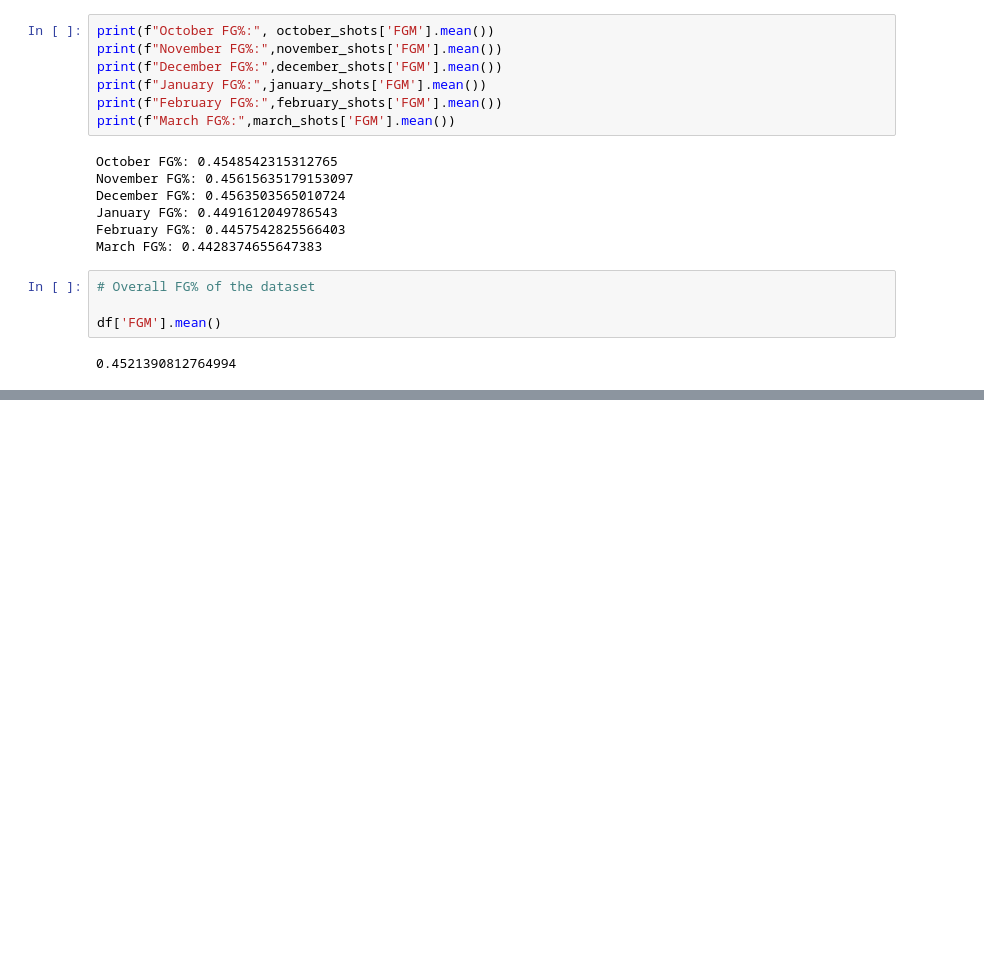
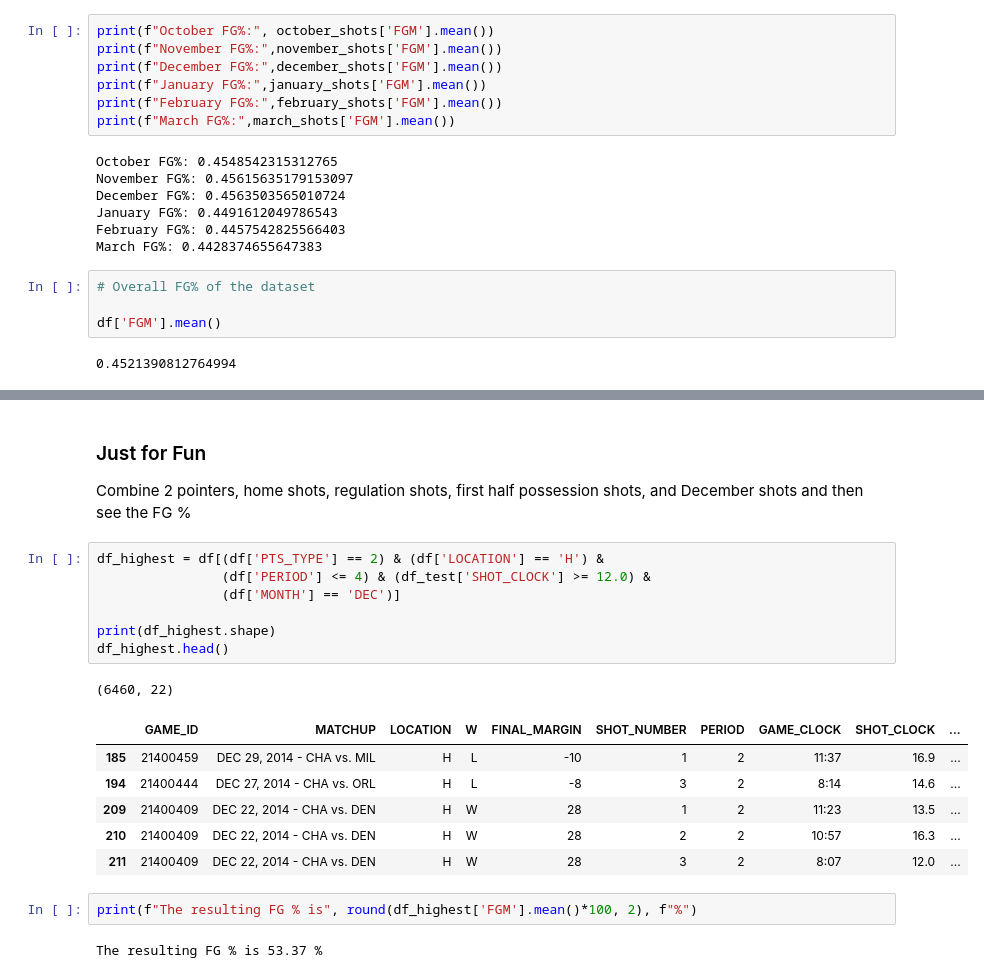
Before and after one commit to dougscohen/Build-Week-1, a Jupyter notebook: Shot_Logs.ipynb, the cells around one changed output, grey strips where cells are left out. Drawn from its saved outputs; the diff is of its cells as text; blank space fills up the shorter version.

```diff
--- a/Shot_Logs.ipynb
+++ b/Shot_Logs.ipynb
@@ -611,3 +621,26 @@ ax.annotate("Overall FG % That\nSeason (~ 45.2%)",
 plt.show()
 # %% [output]
 [figure]
+# %% [markdown]
+### Just for Fun
+
+Combine 2 pointers, home shots, regulation shots, first half possession shots, and December shots and then see the FG %
+# %%
+df_highest = df[(df['PTS_TYPE'] == 2) & (df['LOCATION'] == 'H') &
+                (df['PERIOD'] <= 4) & (df_test['SHOT_CLOCK'] >= 12.0) &
+                (df['MONTH'] == 'DEC')]
+
+print(df_highest.shape)
+df_highest.head()
+# %% [output]
+(6460, 22)
+|  | GAME_ID | MATCHUP | LOCATION | W | FINAL_MARGIN | SHOT_NUMBER | PERIOD | GAME_CLOCK | SHOT_CLOCK | ... |
+| 185 | 21400459 | DEC 29, 2014 - CHA vs. MIL | H | L | -10 | 1 | 2 | 11:37 | 16.9 | ... |
+| 194 | 21400444 | DEC 27, 2014 - CHA vs. ORL | H | L | -8 | 3 | 2 | 8:14 | 14.6 | ... |
+| 209 | 21400409 | DEC 22, 2014 - CHA vs. DEN | H | W | 28 | 1 | 2 | 11:23 | 13.5 | ... |
+| 210 | 21400409 | DEC 22, 2014 - CHA vs. DEN | H | W | 28 | 2 | 2 | 10:57 | 16.3 | ... |
+| 211 | 21400409 | DEC 22, 2014 - CHA vs. DEN | H | W | 28 | 3 | 2 | 8:07 | 12.0 | ... |
+# %%
+print(f"The resulting FG % is", round(df_highest['FGM'].mean()*100, 2), f"%")
+# %% [output]
+The resulting FG % is 53.37 %
```
Also changed, not shown: parts of 2 cells of this notebook.
